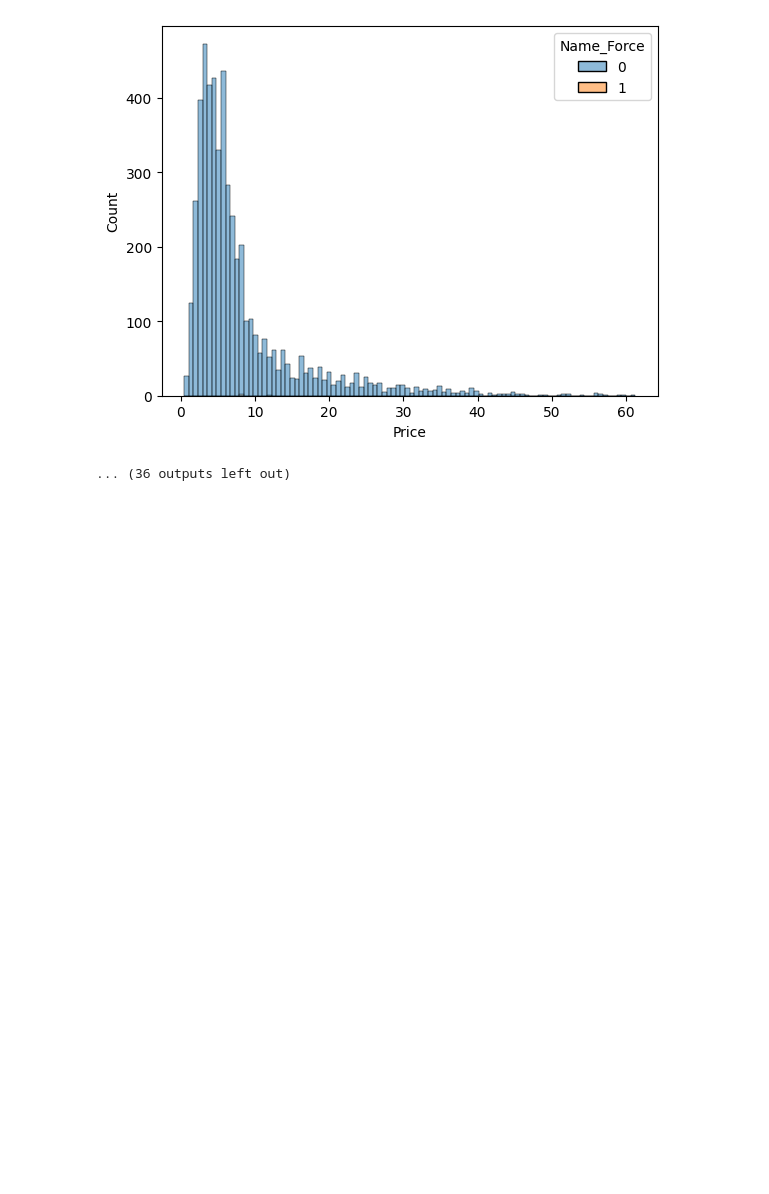
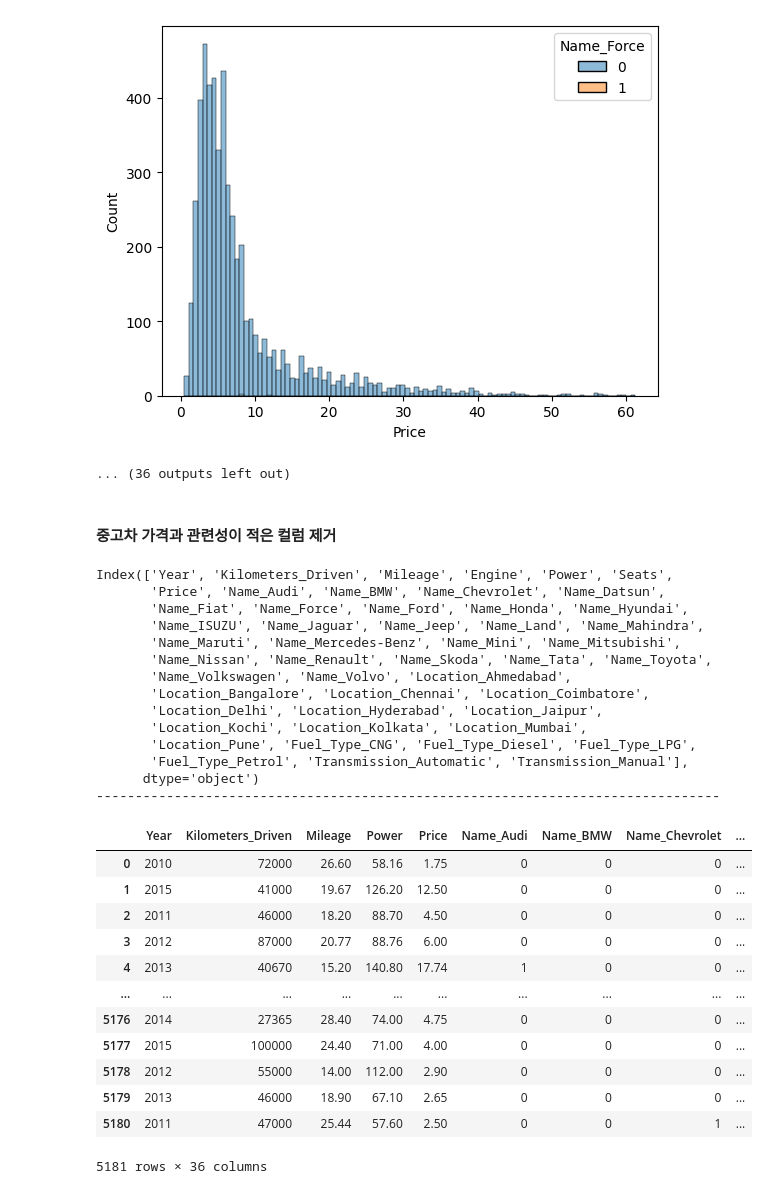
Before and after one commit to dkgo003/Multicampus, a Jupyter notebook: 정형데이터분석시각화/실습 07_중고차 가격 데이터 분석.ipynb, the cells around one changed output. Saved outputs shown, nothing was run; the diff lists cells and outputs as text; code cells hidden in the pictures; blank space fills up the shorter version.

```diff
--- a/정형데이터분석시각화/실습 07_중고차 가격 데이터 분석.ipynb
+++ b/정형데이터분석시각화/실습 07_중고차 가격 데이터 분석.ipynb
@@ -1453,3 +1453,53 @@ Name_Fiat 컬럼
 Name_Force 컬럼
 [figure]
 ... (36 outputs left out)
+# %% [markdown]
+#### 중고차 가격과 관련성이 적은 컬럼 제거
+# %%
+### 데이터(1) : cleaned_df_dummies
+
+# 제거 전 전체 컬럼 확인
+print(cleaned_df_dummies.columns)
+
+print('-'*80)
+
+# 제거 대상 컬럼 :
+columns = ['Seats', 'Location_Ahmedabad',
+           'Location_Bangalore', 'Location_Chennai', 'Location_Coimbatore',
+           'Location_Delhi', 'Location_Hyderabad', 'Location_Jaipur',
+           'Location_Kochi', 'Location_Kolkata', 'Location_Mumbai',
+           'Location_Pune', 'Engine']
+
+# 관련성이 적은 컬럼 제거 --> drop()
+cleaned_df_dummies = cleaned_df_dummies.drop(columns=columns)
+
+# 결과 확인하기
+cleaned_df_dummies
+# %% [output]
+Index(['Year', 'Kilometers_Driven', 'Mileage', 'Engine', 'Power', 'Seats',
+       'Price', 'Name_Audi', 'Name_BMW', 'Name_Chevrolet', 'Name_Datsun',
+       'Name_Fiat', 'Name_Force', 'Name_Ford', 'Name_Honda', 'Name_Hyundai',
+       'Name_ISUZU', 'Name_Jaguar', 'Name_Jeep', 'Name_Land', 'Name_Mahindra',
+       'Name_Maruti', 'Name_Mercedes-Benz', 'Name_Mini', 'Name_Mitsubishi',
+       'Name_Nissan', 'Name_Renault', 'Name_Skoda', 'Name_Tata', 'Name_Toyota',
+       'Name_Volkswagen', 'Name_Volvo', 'Location_Ahmedabad',
+       'Location_Bangalore', 'Location_Chennai', 'Location_Coimbatore',
+       'Location_Delhi', 'Location_Hyderabad', 'Location_Jaipur',
+       'Location_Kochi', 'Location_Kolkata', 'Location_Mumbai',
+       'Location_Pune', 'Fuel_Type_CNG', 'Fuel_Type_Diesel', 'Fuel_Type_LPG',
+       'Fuel_Type_Petrol', 'Transmission_Automatic', 'Transmission_Manual'],
+      dtype='object')
+--------------------------------------------------------------------------------
+|  | Year | Kilometers_Driven | Mileage | Power | Price | Name_Audi | Name_BMW | Name_Chevrolet | ... |
+| 0 | 2010 | 72000 | 26.60 | 58.16 | 1.75 | 0 | 0 | 0 | ... |
+| 1 | 2015 | 41000 | 19.67 | 126.20 | 12.50 | 0 | 0 | 0 | ... |
+| 2 | 2011 | 46000 | 18.20 | 88.70 | 4.50 | 0 | 0 | 0 | ... |
+| 3 | 2012 | 87000 | 20.77 | 88.76 | 6.00 | 0 | 0 | 0 | ... |
+| 4 | 2013 | 40670 | 15.20 | 140.80 | 17.74 | 1 | 0 | 0 | ... |
+| ... | ... | ... | ... | ... | ... | ... | ... | ... | ... |
+| 5176 | 2014 | 27365 | 28.40 | 74.00 | 4.75 | 0 | 0 | 0 | ... |
+| 5177 | 2015 | 100000 | 24.40 | 71.00 | 4.00 | 0 | 0 | 0 | ... |
+| 5178 | 2012 | 55000 | 14.00 | 112.00 | 2.90 | 0 | 0 | 0 | ... |
+| 5179 | 2013 | 46000 | 18.90 | 67.10 | 2.65 | 0 | 0 | 0 | ... |
+| 5180 | 2011 | 47000 | 25.44 | 57.60 | 2.50 | 0 | 0 | 1 | ... |
+5181 rows × 36 columns
```
Also changed, not shown: parts of 3 cells of this notebook, 1 other file.
